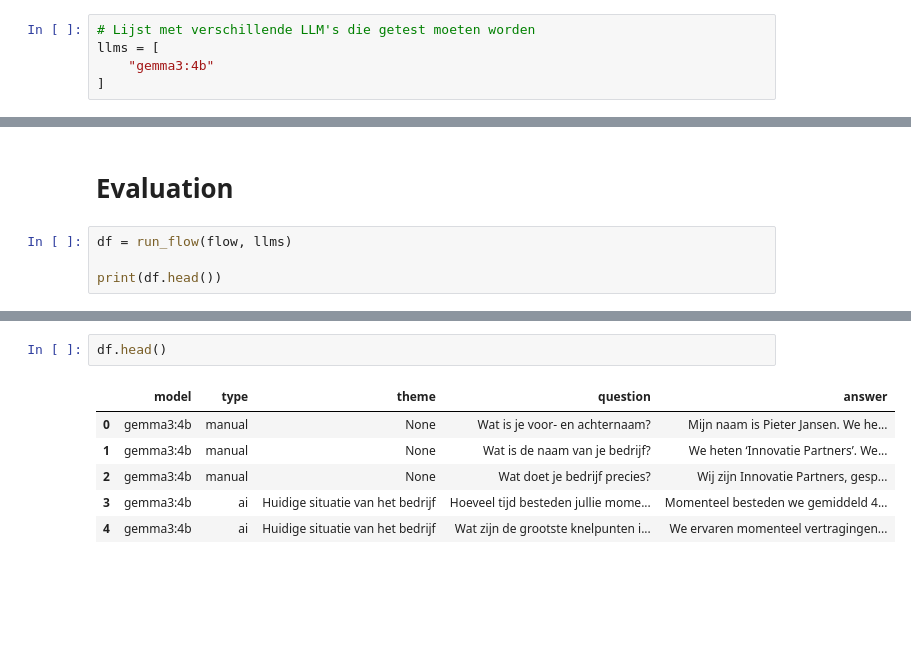
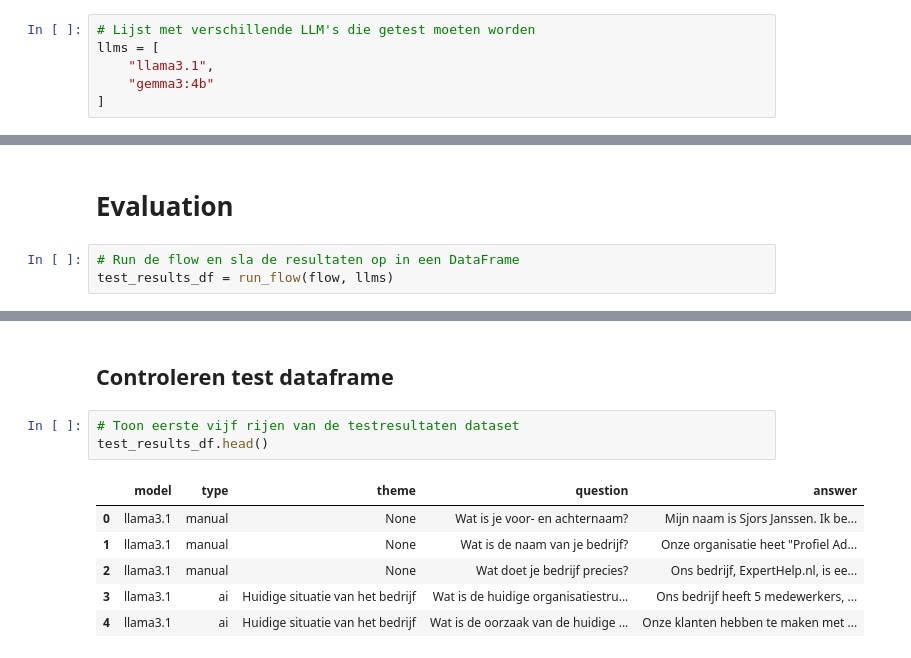
Before and after one commit to Sander090609/Platform-Ondernemen-PoC, a Jupyter notebook: LLM test - PoC - Platform Ondernemen.ipynb, the cells around one changed output, grey strips where cells are left out. Saved outputs shown, nothing was run; the diff lists cells and outputs as text; blank space fills up the shorter version.

```diff
--- a/LLM test - PoC - Platform Ondernemen.ipynb
+++ b/LLM test - PoC - Platform Ondernemen.ipynb
@@ -83,6 +83,7 @@ flow = [
 # %%
 # Lijst met verschillende LLM's die getest moeten worden
 llms = [
+    "llama3.1",
     "gemma3:4b"
 ]
 # %% [markdown]
@@ -282,6 +307,5 @@ def run_flow(flow, llms):
 # %% [markdown]
 # Evaluation
 # %%
-df = run_flow(flow, llms)
-
-print(df.head())
+# Run de flow en sla de resultaten op in een DataFrame
+test_results_df = run_flow(flow, llms)
@@ -309,9 +312,12 @@ print(df.head())
+# %% [markdown]
+## Controleren test dataframe
 # %%
-df.head()
+# Toon eerste vijf rijen van de testresultaten dataset
+test_results_df.head()
 # %% [output]
 |  | model | type | theme | question | answer |
-| 0 | gemma3:4b | manual | None | Wat is je voor- en achternaam? | Mijn naam is Pieter Jansen. We he... |
-| 1 | gemma3:4b | manual | None | Wat is de naam van je bedrijf? | We heten ‘Innovatie Partners’. We... |
-| 2 | gemma3:4b | manual | None | Wat doet je bedrijf precies? | Wij zijn Innovatie Partners, gesp... |
-| 3 | gemma3:4b | ai | Huidige situatie van het bedrijf | Hoeveel tijd besteden jullie mome... | Momenteel besteden we gemiddeld 4... |
-| 4 | gemma3:4b | ai | Huidige situatie van het bedrijf | Wat zijn de grootste knelpunten i... | We ervaren momenteel vertragingen... |
+| 0 | llama3.1 | manual | None | Wat is je voor- en achternaam? | Mijn naam is Sjors Janssen. Ik be... |
+| 1 | llama3.1 | manual | None | Wat is de naam van je bedrijf? | Onze organisatie heet "Profiel Ad... |
+| 2 | llama3.1 | manual | None | Wat doet je bedrijf precies? | Ons bedrijf, ExpertHelp.nl, is ee... |
+| 3 | llama3.1 | ai | Huidige situatie van het bedrijf | Wat is de huidige organisatiestru... | Ons bedrijf heeft 5 medewerkers, ... |
+| 4 | llama3.1 | ai | Huidige situatie van het bedrijf | Wat is de oorzaak van de huidige ... | Onze klanten hebben te maken met ... |
```
Also changed, not shown: parts of 23 cells of this notebook.
